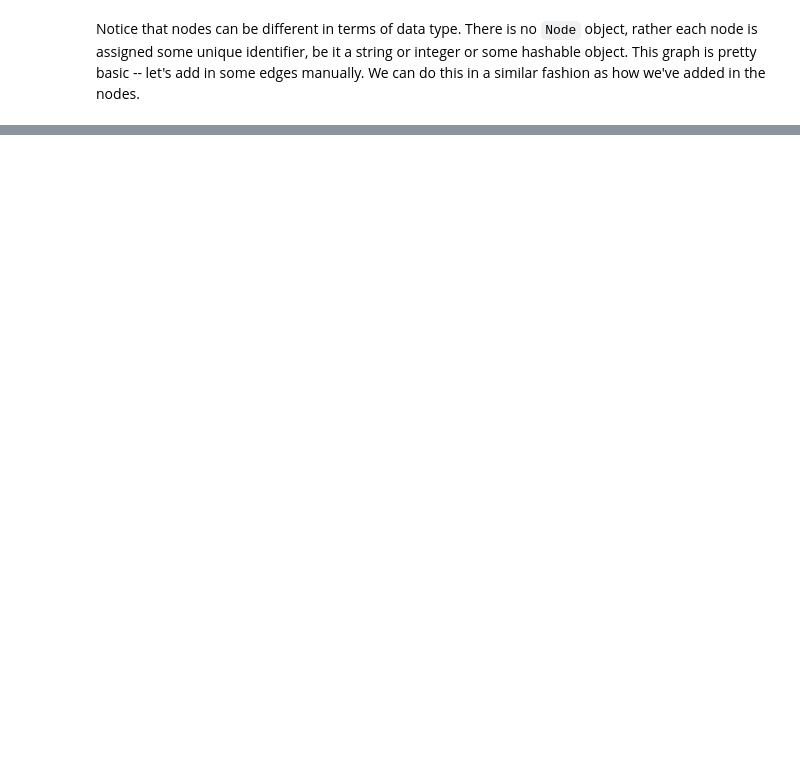
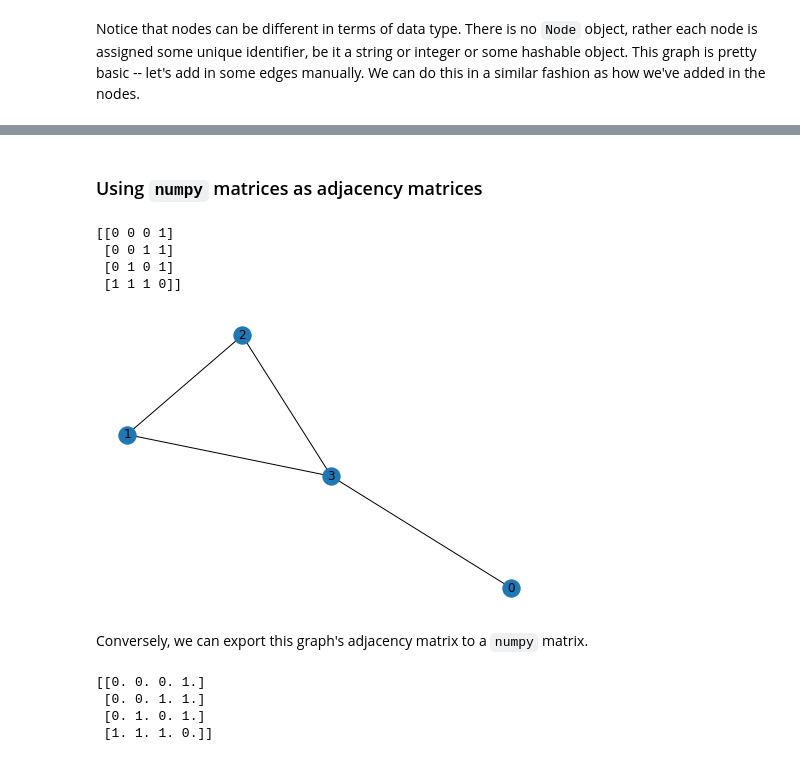
Before and after one commit to hollybossart/networkX_tutorial, a Jupyter notebook: networkX_tutorial.ipynb, the cells around one changed output, grey strips where cells are left out. Drawn from its saved outputs; the diff is of its cells as text; code cells hidden in the pictures; blank space fills up the shorter version.

```diff
--- a/networkX_tutorial.ipynb
+++ b/networkX_tutorial.ipynb
@@ -51,0 +99,23 @@ nx.draw(G, with_labels=True)
+# %% [markdown]
+### Using `numpy` matrices as adjacency matrices
+# %%
+A = np.array([[0, 0, 0, 1], [0, 0, 1, 1], [0,1,0,1], [1,1,1,0]])
+G = nx.from_numpy_matrix(A)
+print(A)
+nx.draw(G, with_labels=True)
+# %% [output]
+[[0 0 0 1]
+ [0 0 1 1]
+ [0 1 0 1]
+ [1 1 1 0]]
+[figure, added]
+# %% [markdown]
+Conversely, we can export this graph's adjacency matrix to a `numpy` matrix.
+# %%
+B = nx.to_numpy_matrix(G)
+print(B)
+# %% [output]
+[[0. 0. 0. 1.]
+ [0. 0. 1. 1.]
+ [0. 1. 0. 1.]
+ [1. 1. 1. 0.]]
```
Also changed, not shown: parts of 22 cells of this notebook, 1 other file.
